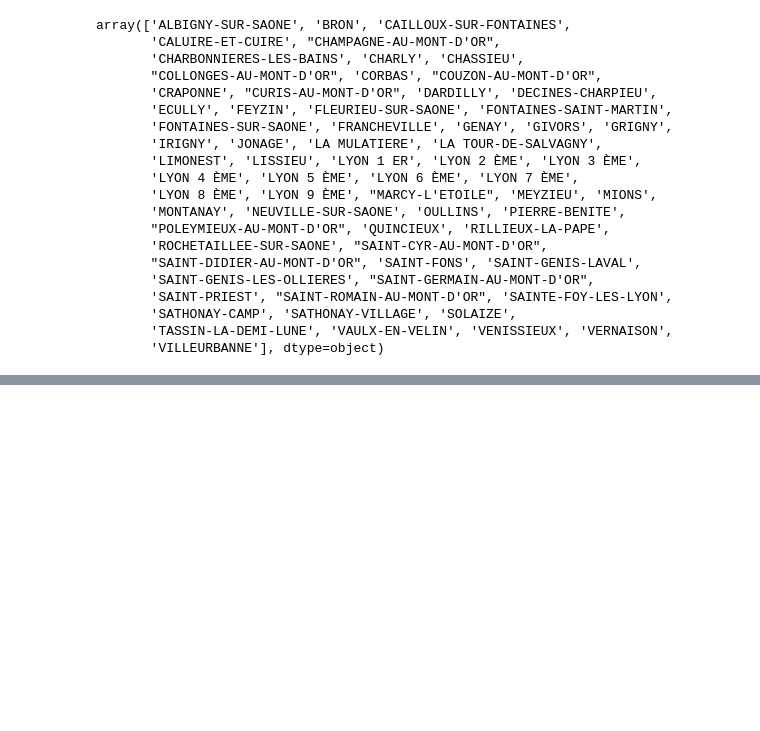
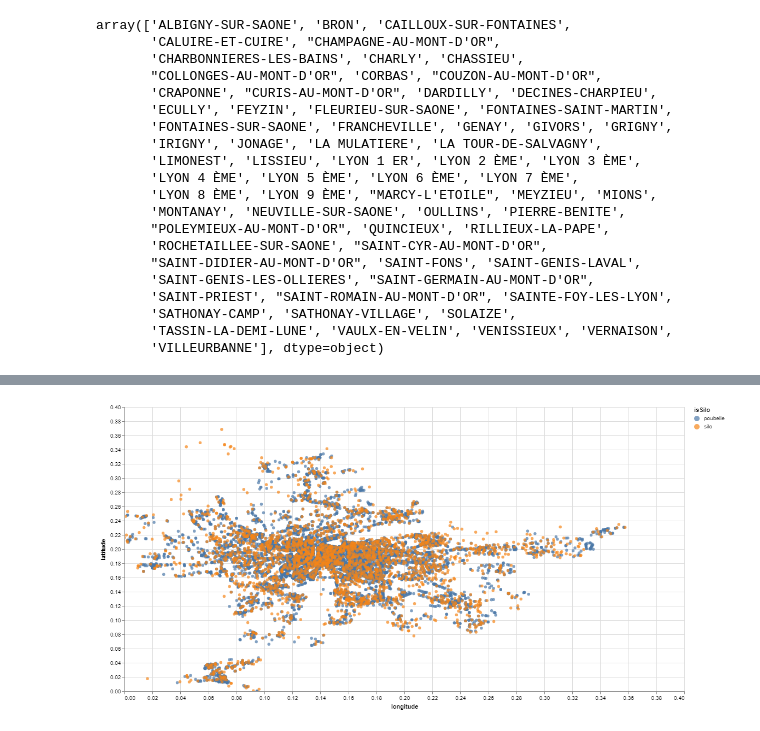
Before and after one commit to R0ma1nG/PLD-SMART, a Jupyter notebook: datamining/SilosVerreDataExploration.ipynb, the cells around one changed output, grey strips where cells are left out. Cells and saved outputs as stored; diff of their text form; code cells hidden in the pictures; blank space fills up the shorter version.

```diff
--- a/datamining/SilosVerreDataExploration.ipynb
+++ b/datamining/SilosVerreDataExploration.ipynb
@@ -123,0 +131,5 @@ array(['ALBIGNY-SUR-SAONE', 'BRON', 'CAILLOUX-SUR-FONTAINES',
+# %%
+DOWNLOAD_LINK = "https://download.data.grandlyon.com/wfs/grandlyon?SERVICE=WFS&VERSION=2.0.0&outputformat=GEOJSON&maxfeatures=-1&request=GetFeature&typename=gip_proprete.gipdecheterie&SRSNAME=urn:ogc:def:crs:EPSG::4171"
+resp = requests.get(DOWNLOAD_LINK)
+decheteries_json = json.loads(resp.text)
+len(decheteries_json['features'])
@@ -123,0 +160,5 @@ array(['ALBIGNY-SUR-SAONE', 'BRON', 'CAILLOUX-SUR-FONTAINES',
+# %%
+DOWNLOAD_LINK = "https://download.data.grandlyon.com/wfs/grandlyon?SERVICE=WFS&VERSION=2.0.0&outputformat=GEOJSON&maxfeatures=-1&request=GetFeature&typename=gin_nettoiement.gincorbeille&SRSNAME=urn:ogc:def:crs:EPSG::4171"
+resp = requests.get(DOWNLOAD_LINK)
+poubelles_json = json.loads(resp.text)
+len(poubelles_json['features'])
@@ -123,0 +189,3 @@ array(['ALBIGNY-SUR-SAONE', 'BRON', 'CAILLOUX-SUR-FONTAINES',
+# %%
+poubelles_coords = pd.DataFrame([p['geometry']['coordinates'] for p in poubelles_json['features']], columns=['longitude', 'latitude'])
+poubelles_coords
@@ -123,0 +211,8 @@ array(['ALBIGNY-SUR-SAONE', 'BRON', 'CAILLOUX-SUR-FONTAINES',
+# %%
+poubelles_coords['isSilo'] = pd.Series('poubelle', index=poubelles_coords.index)
+silo_coords['isSilo'] = pd.Series('silo', index=silo_coords.index)
+coords = pd.concat([poubelles_coords, silo_coords])
+coords.latitude -= min(coords.latitude)
+coords.longitude -= min(coords.longitude)
+coords.vgplot.scatter('longitude', 'latitude', c='isSilo', width=1024, height=520)
+# %% [output]
@@ -123,0 +220 @@ array(['ALBIGNY-SUR-SAONE', 'BRON', 'CAILLOUX-SUR-FONTAINES',
+[figure, added]
```
Also changed, not shown: parts of 23 cells of this notebook.
